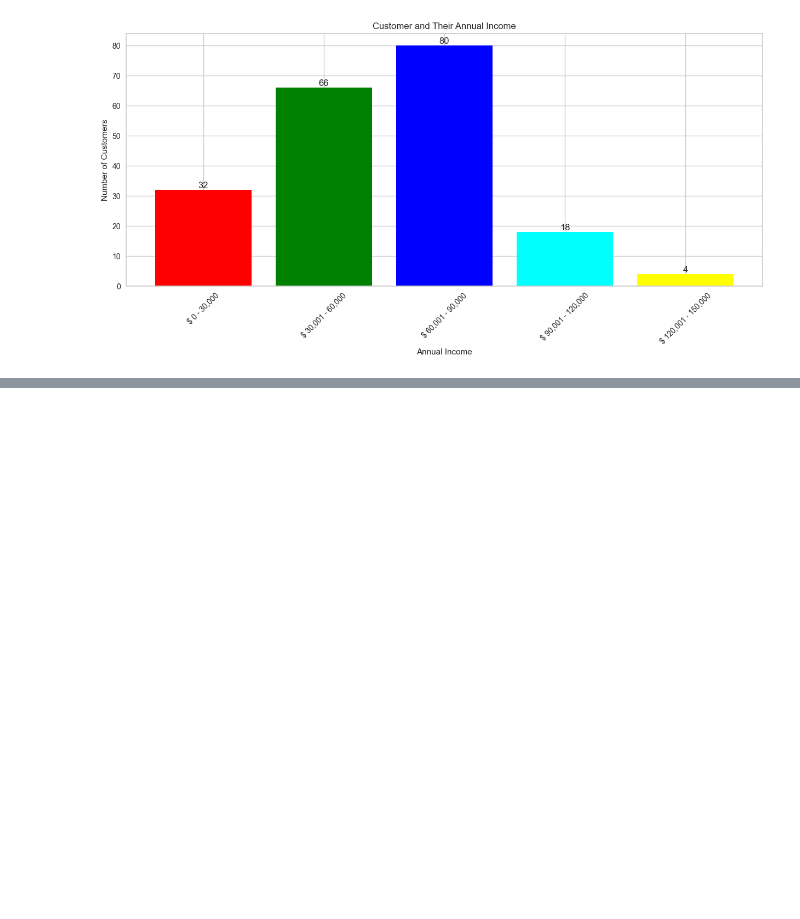
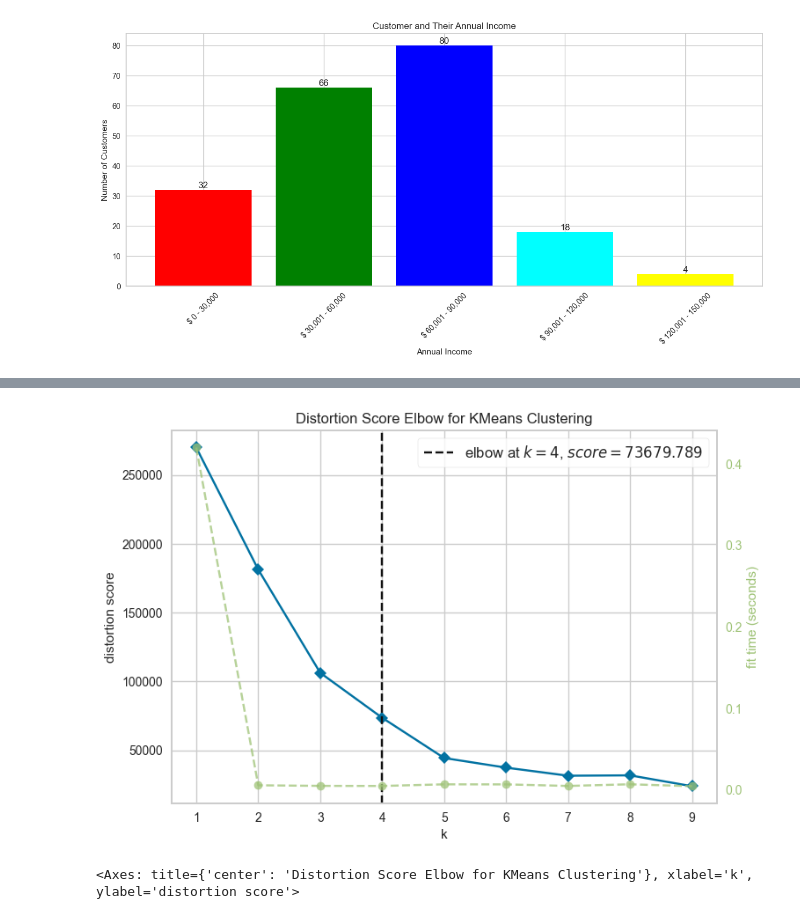
Before and after one commit to adrianramadhan/mall-customers-segmentation-case-study, a Jupyter notebook: notebook.ipynb, the cells around one changed output, grey strips where cells are left out. Drawn from its saved outputs; the diff is of its cells as text; code cells hidden in the pictures; blank space fills up the shorter version.

Commit message:
data splitting and elbow method

```diff
--- a/notebook.ipynb
+++ b/notebook.ipynb
@@ -105,3 +105,9 @@ for i in range(len(aix)):
 plt.show()
 # %% [output]
 [figure]
+# %%
+# Mengambil kolom 'Annual Income (k$)' dan 'Spending Score (1-100)' dari dataset dan menyimpannya dalam array X
+X = df.iloc[:, [3, 4]].values
+
+# Menampilkan data yang diambil dalam format DataFrame dengan nama kolom yang sesuai
+print(pd.DataFrame(X, columns=['Annual Income (k$)', 'Spending Score (1-100)']))
@@ -107,0 +129,15 @@ plt.show()
+# %%
+# Inisialisasi model KMeans tanpa parameter awal
+kmeans = KMeans()
+
+# Inisialisasi visualizer KElbow untuk menentukan jumlah cluster optimal
+visualizer = KElbowVisualizer(kmeans, k=(1, 10))
+
+# Fit visualizer dengan data untuk menemukan jumlah cluster optimal
+visualizer.fit(X)
+
+# Menampilkan grafik elbow untuk analisis
+visualizer.show()
+# %% [output]
+[figure, added]
+<Axes: title={'center': 'Distortion Score Elbow for KMeans Clustering'}, xlabel='k', ylabel='distortion score'>
```
Also changed, not shown: parts of 1 cell of this notebook.
